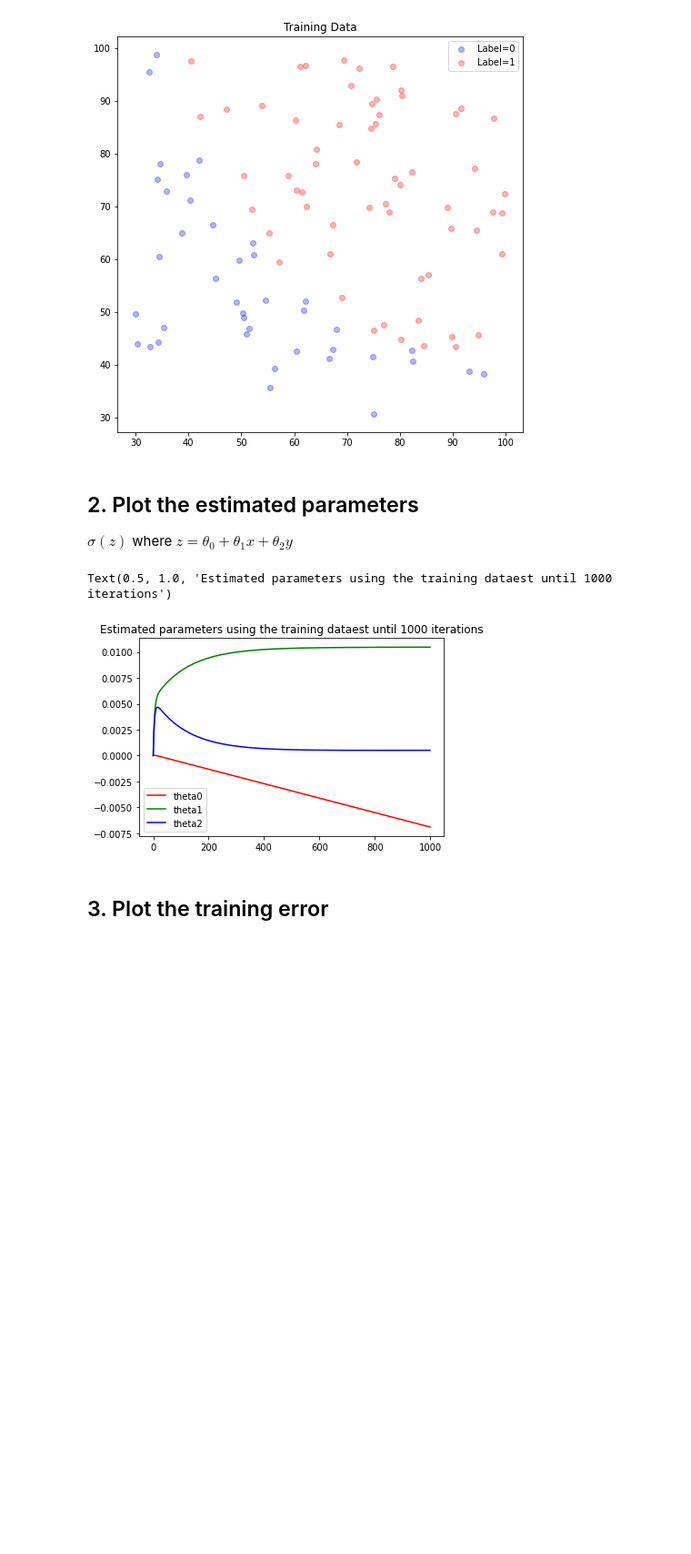
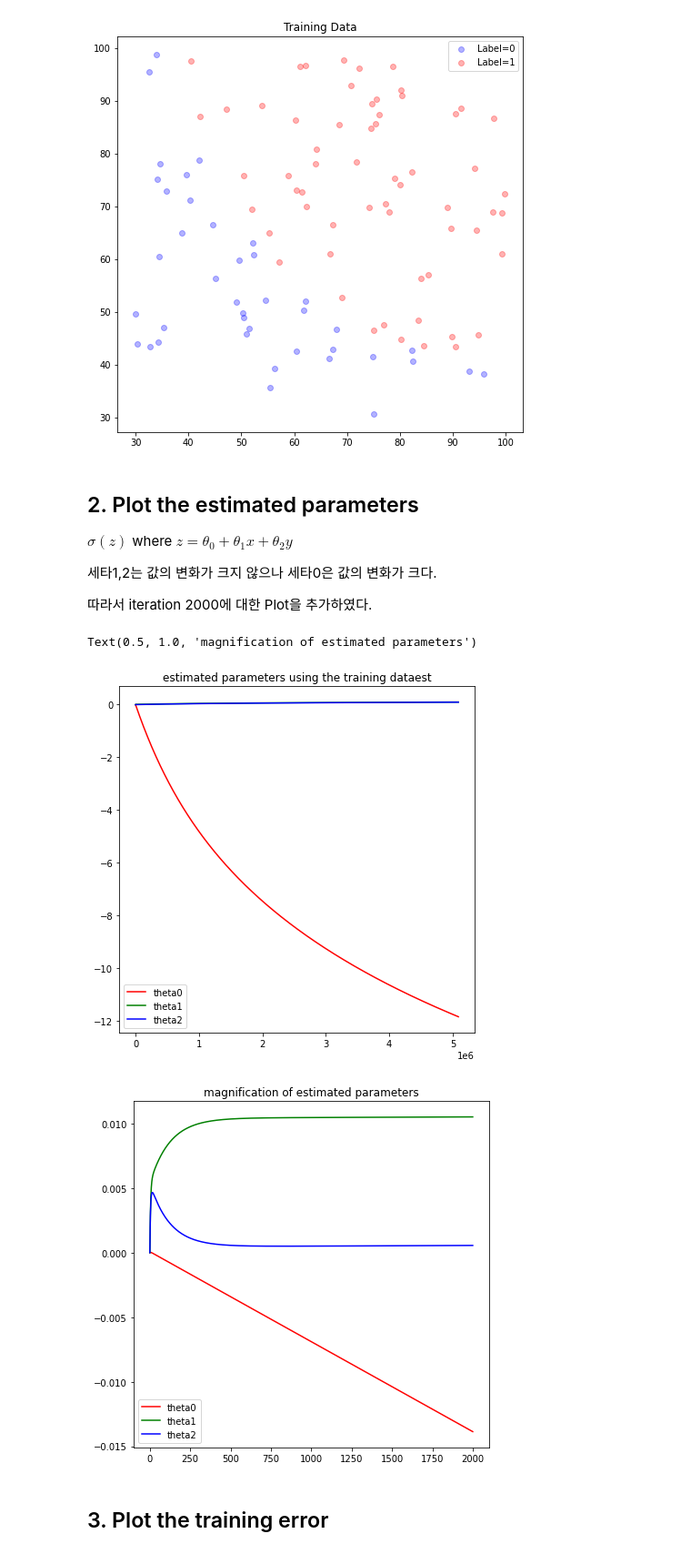
Before and after one commit to fxnnxc/class-MachineLearning, a Jupyter notebook: Assignment05.ipynb, the cells around one changed output. Shown at 91% size. Cells and saved outputs as stored; diff of their text form; code cells hidden in the pictures; blank space fills up the shorter version.

```diff
--- a/Assignment05.ipynb
+++ b/Assignment05.ipynb
@@ -36,6 +36,10 @@ plt.show()
 ## 2. Plot the estimated parameters
 
 $σ(z)$ where $z= \theta_0 + \theta_1 x + \theta_2 y$
+
+세타1,2는 값의 변화가 크지 않으나 세타0은 값의 변화가 크다.
+
+따라서 iteration 2000에 대한 Plot을 추가하였다.
 # %%
 # Define Functions
 import math
@@ -72,19 +76,28 @@ while True:
   # Update and Store Loss
   J = loss(theta[0], theta[1], theta[2], data)
   LOSS.append(J)
-  if abs(J-LOSS[len(LOSS)-2])  <0.00000005: # Convergence
+  if abs(J-LOSS[len(LOSS)-2])  <0.00000001: # Convergence
     break
 # %%
 import matplotlib.pyplot as plt
 
+plt.figure(figsize=(7,7))
 colors = ['red', 'green', 'blue']
 for i in range(3): # 색깔별로 출력
-  plt.plot([THETA[j][i] for j in range(1000)], c=colors[i])
+  plt.plot([THETA[j][i] for j in range(len(THETA))], c=colors[i])
 plt.legend(['theta0', 'theta1', 'theta2'])
-plt.title('Estimated parameters using the training dataest until 1000 iterations')
+plt.title('estimated parameters using the training dataest')
+
+
+plt.figure(figsize=(7,7))
+for i in range(3): # 확대
+  plt.plot([THETA[j][i] for j in range(2000)], c=colors[i])
+plt.legend(['theta0', 'theta1', 'theta2'])
+plt.title('magnification of estimated parameters')
 # %% [output]
-Text(0.5, 1.0, 'Estimated parameters using the training dataest until 1000 iterations')
+Text(0.5, 1.0, 'magnification of estimated parameters')
-[figure, old version]
+[figure, new version]
+[figure, added]
 # %% [markdown]
 ## 3. Plot the training error
 # %%
```
Also changed, not shown: parts of 4 cells of this notebook.
